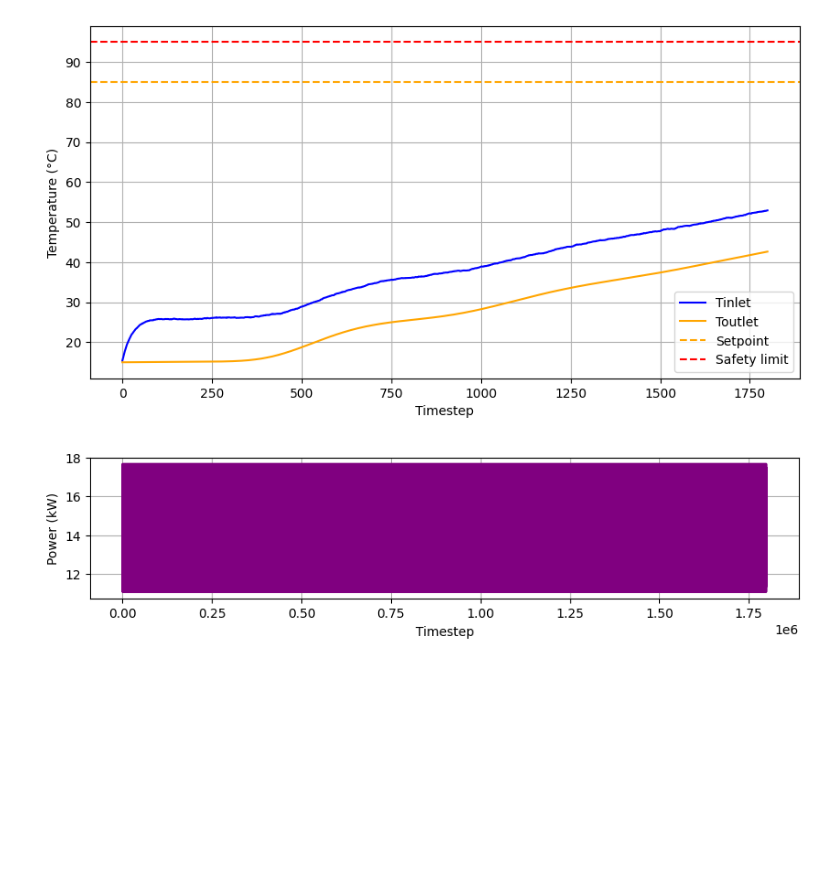
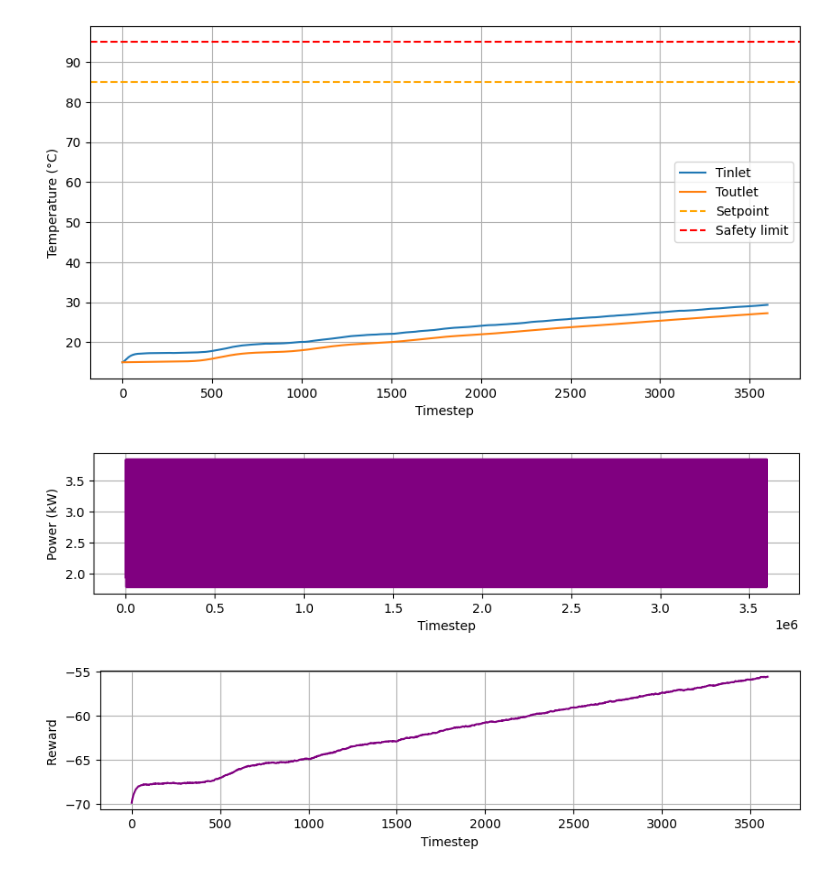
Before and after one commit to cetiennec/etiennechassaing.github.io, a Jupyter notebook: static/book/_sources/train_env.ipynb, the cells around one changed output. Saved outputs shown, nothing was run; the diff lists cells and outputs as text; code cells hidden in the pictures; blank space fills up the shorter version.

```diff
--- a/static/book/_sources/train_env.ipynb
+++ b/static/book/_sources/train_env.ipynb
@@ -1,10 +1,8 @@
 # %%
 from stable_baselines3 import PPO
 from PipeEnv import PipeHeaterSafeEnvGymnasium
-from stable_baselines3 import PPO
-from simulation_backend import *
+from stable_baselines3 import PPO, SAC
+from params import *
 
-env = PipeHeaterSafeEnvGymnasium(params, Tinlet=15, Tset=85, T_ext=20, dt=1.0, t_final=1800)
-
-model = PPO("MlpPolicy", env, verbose=1)
-model.learn(total_timesteps=1000000)  # adjust for convergence
+params["dt"] = 10.0
+env = PipeHeaterSafeEnvGymnasium(params, Tinlet=15, Tset=85, T_ext=20, dt=1.0, t_final=3600)
@@ -28,0 +9,3 @@ Wrapping the env in a DummyVecEnv.
+# %%
+model = PPO("MlpPolicy", env, verbose=1)
+model.learn(total_timesteps=10_000_000)  # adjust for convergence
@@ -29,31 +30,41 @@ Wrapping the env in a DummyVecEnv.
 # %%
 obs, _ = env.reset()
-Tin_hist, Tout_hist, P_hist = [], [], []
+Tin_hist, Tout_hist, P_hist, R_list = [], [], [], []
 
 for _ in range(env.steps):
     action, _ = model.predict(obs)
+    # action = [30]
     obs, reward, terminated, truncated, _ = env.step(action)
     Tin_hist.append(obs[0])
     Tout_hist.append(obs[-1])
     P_hist.append(action[0])
+    R_list.append(reward)
 
 import matplotlib.pyplot as plt
 plt.figure(figsize=(10,5))
-plt.plot(Tin_hist, label="Tinlet", color="blue")
-plt.plot(Tout_hist, label="Toutlet", color="orange")
+plt.plot(Tin_hist, label="Tinlet")
+plt.plot(Tout_hist, label="Toutlet")
 plt.axhline(env.Tset, color="orange", linestyle="--", label="Setpoint")
 plt.axhline(95, color="red", linestyle="--", label="Safety limit")
 plt.ylabel("Temperature (°C)")
 plt.xlabel("Timestep")
 plt.legend()
 plt.grid(True)
 
 plt.figure(figsize=(10,2))
 plt.plot(P_hist*1000, color="purple", label="Heater Power (kW)")
 plt.ylabel("Power (kW)")
 plt.xlabel("Timestep")
 plt.grid(True)
 plt.show()
+
+plt.figure(figsize=(10,2))
+plt.plot(R_list, color="purple", label="Reward")
+plt.ylabel("Reward ")
+plt.xlabel("Timestep")
+plt.grid(True)
+plt.show()
 # %% [output]
-[figure, old version]
+[figure, new version]
-[figure, old version]
+[figure, new version]
+[figure, added]
```
Also changed, not shown: parts of 2 cells of this notebook, 48 other files.
